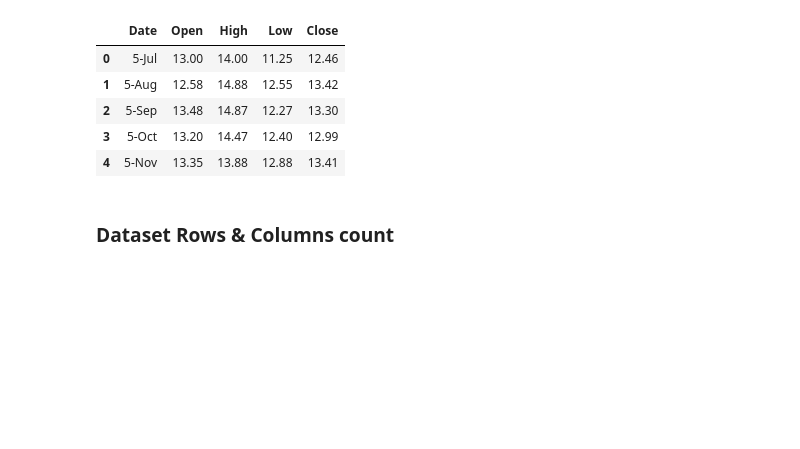
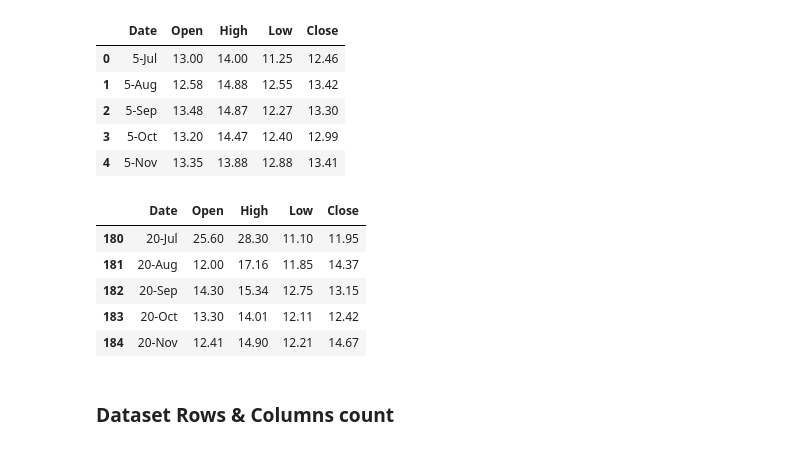
Before and after one commit to Aneel45/Yes_bank_stock_closing_price_detections, a Jupyter notebook: Yes_bank_stock_closing_price_detection_capstone_project.ipynb, the cells around one changed output. Drawn from its saved outputs; the diff is of its cells as text; code cells hidden in the pictures; blank space fills up the shorter version.

```diff
--- a/Yes_bank_stock_closing_price_detection_capstone_project.ipynb
+++ b/Yes_bank_stock_closing_price_detection_capstone_project.ipynb
@@ -125,6 +129,16 @@ yes_bank_df.head()
 | 2 | 5-Sep | 13.48 | 14.87 | 12.27 | 13.30 |
 | 3 | 5-Oct | 13.20 | 14.47 | 12.40 | 12.99 |
 | 4 | 5-Nov | 13.35 | 13.88 | 12.88 | 13.41 |
+# %%
+# dataset tail look
+yes_bank_df.tail()
+# %% [output]
+|  | Date | Open | High | Low | Close |
+| 180 | 20-Jul | 25.60 | 28.30 | 11.10 | 11.95 |
+| 181 | 20-Aug | 12.00 | 17.16 | 11.85 | 14.37 |
+| 182 | 20-Sep | 14.30 | 15.34 | 12.75 | 13.15 |
+| 183 | 20-Oct | 13.30 | 14.01 | 12.11 | 12.42 |
+| 184 | 20-Nov | 12.41 | 14.90 | 12.21 | 14.67 |
 # %% [markdown]
 ### Dataset Rows & Columns count
 # %%
```
Also changed, not shown: parts of 4 cells of this notebook.
